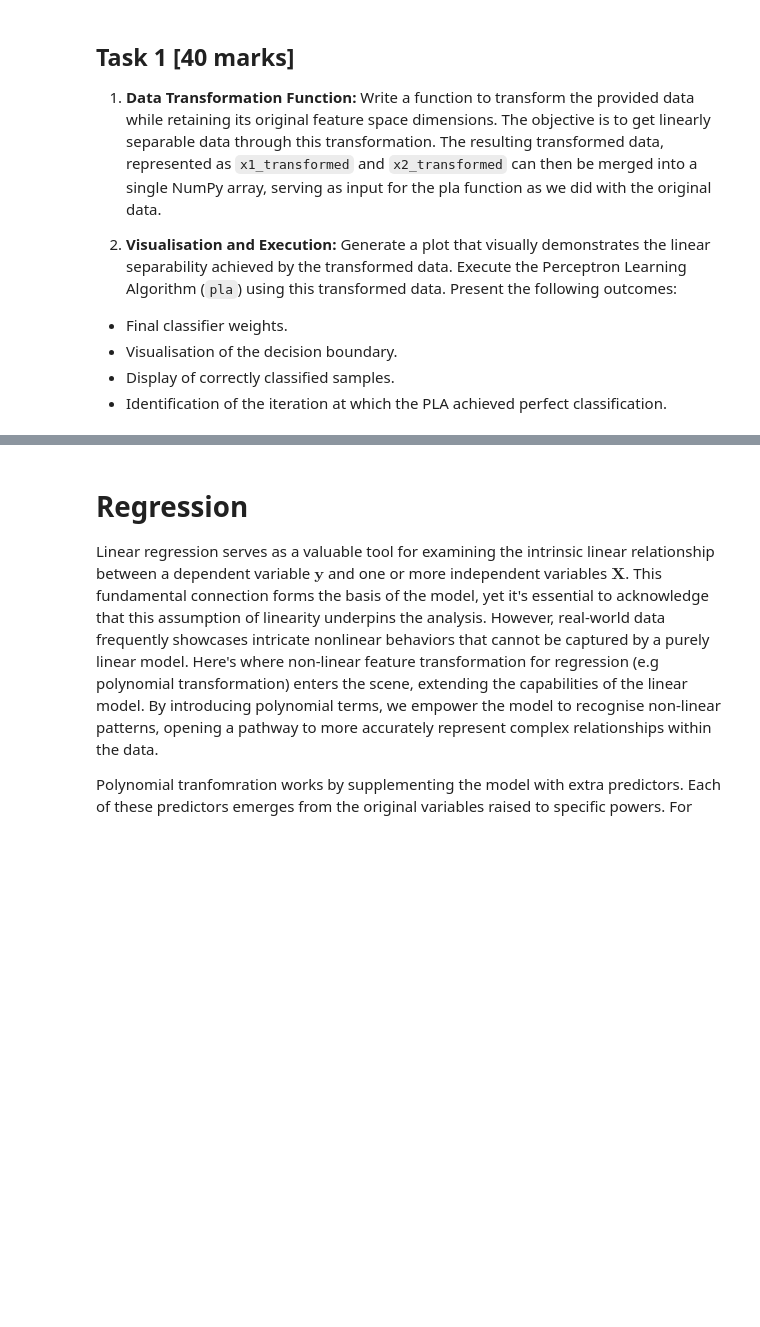
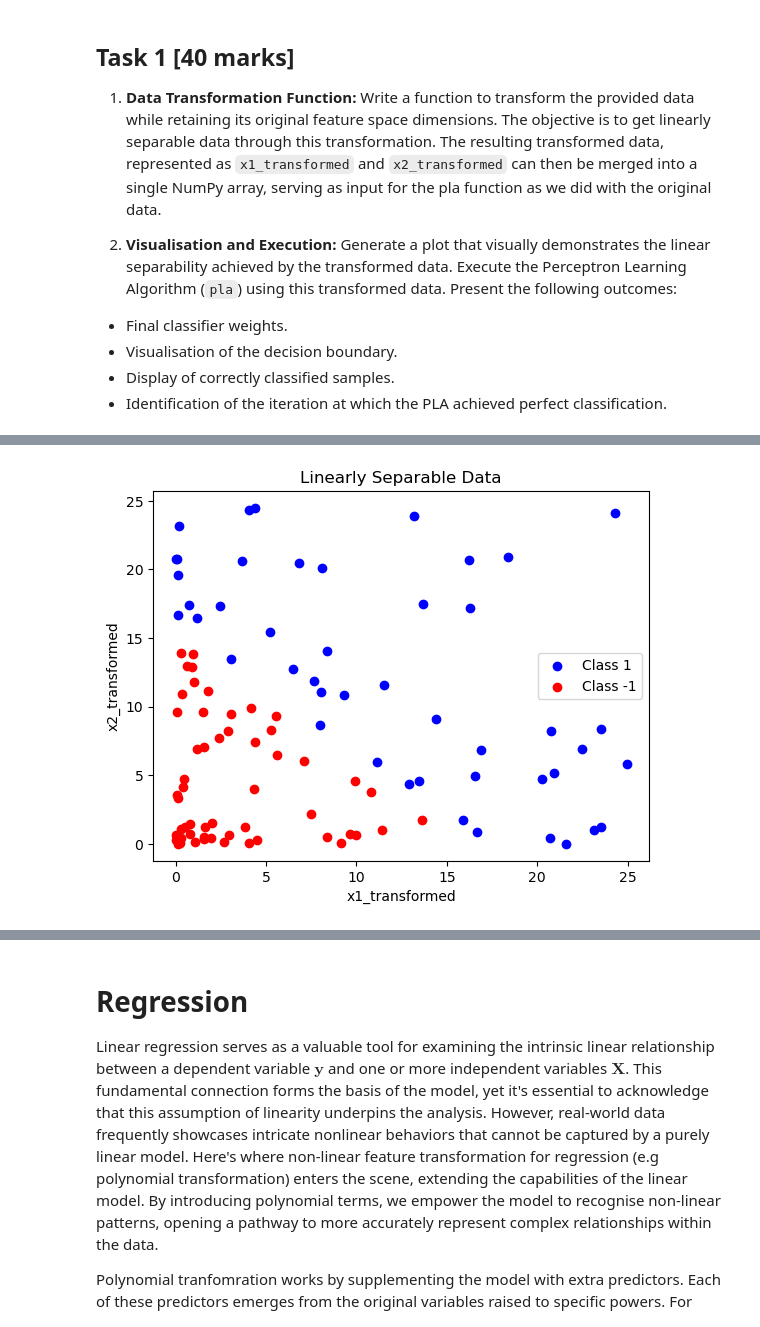
Before and after one commit to zequanwen/ML, a Jupyter notebook: 03_ML_NLFT.ipynb, the cells around one changed output, grey strips where cells are left out. Saved outputs shown, nothing was run; the diff lists cells and outputs as text; code cells hidden in the pictures; blank space fills up the shorter version.

```diff
--- a/03_ML_NLFT.ipynb
+++ b/03_ML_NLFT.ipynb
@@ -213,2 +234,10 @@ Misclassified Samples:  33
+# %%
+# Task 1 (continued)
+x1, x2, labels = generate_non_linearly_separable_data(100)
+x1_transformed, x2_transformed = transform_data(x1, x2)
+X_transformed = np.column_stack((x1_transformed, x2_transformed))
+plot_data_t1(x1_transformed, x2_transformed, labels, 'Linearly Separable Data')
+# %% [output]
+[figure, added]
 # %%
 # Task 1 (continued)
```
Also changed, not shown: parts of 4 cells of this notebook.
